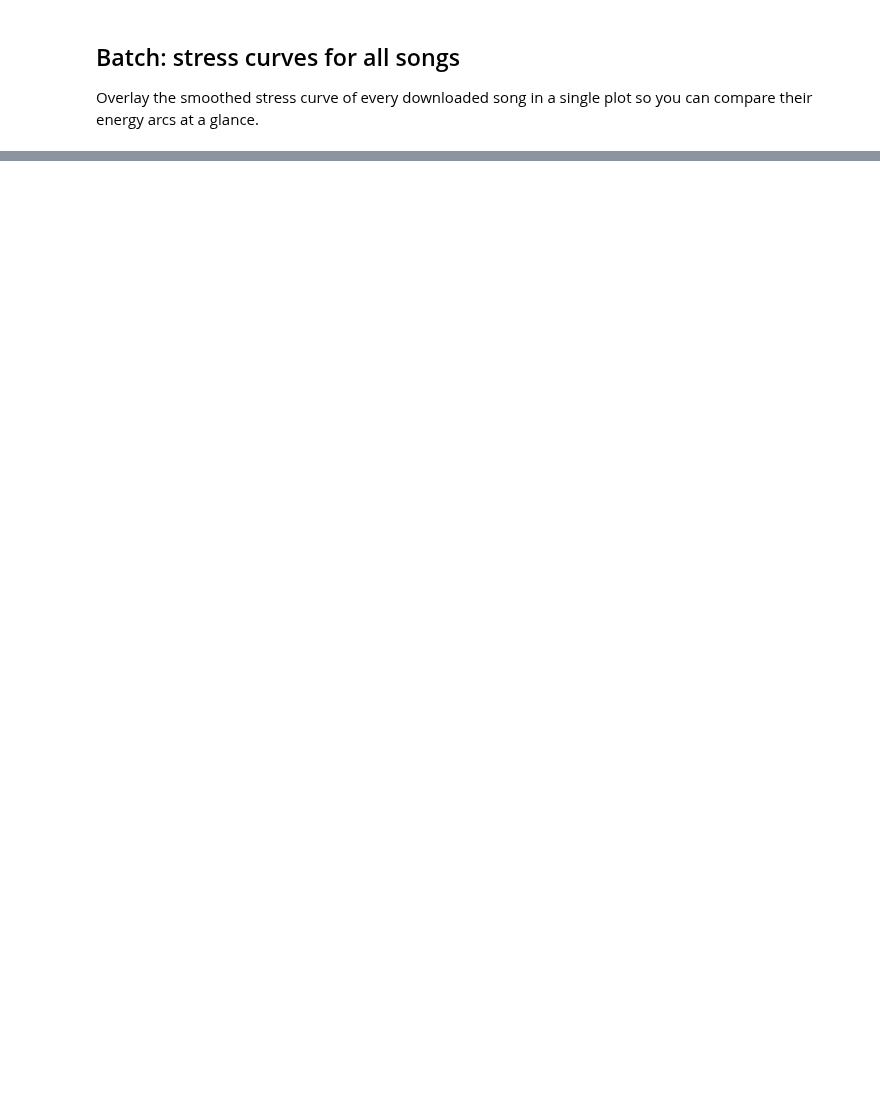
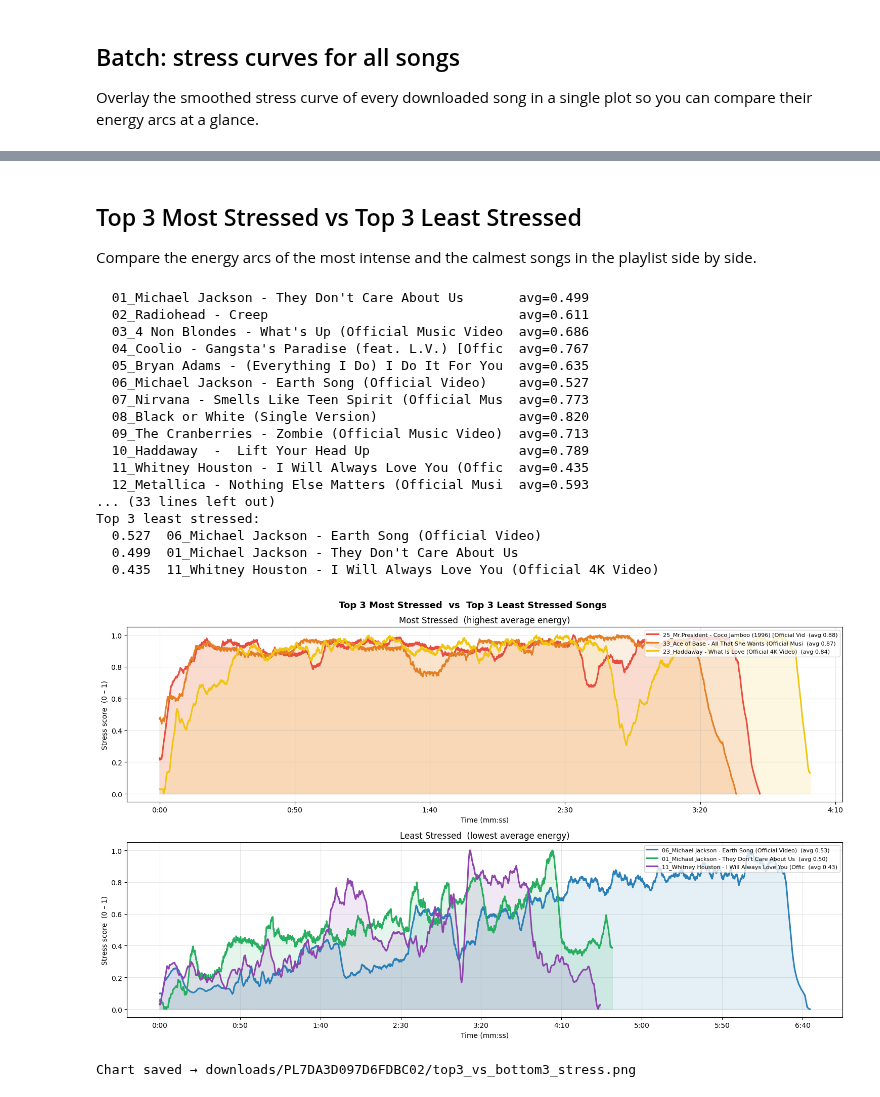
Before and after one commit to fborbon/music-analytics, a Jupyter notebook: music_stress_analysis.ipynb, the cells around one changed output, grey strips where cells are left out. Cells and saved outputs as stored; diff of their text form; code cells hidden in the pictures; blank space fills up the shorter version.

```diff
--- a/music_stress_analysis.ipynb
+++ b/music_stress_analysis.ipynb
@@ -355,0 +380,78 @@ Batch plot saved → downloads/PLh5X0e7-mnI3lh-nb3fwZ8OcndGLfVdZX/all_songs_stre
+# %% [markdown]
+## Top 3 Most Stressed vs Top 3 Least Stressed
+
+Compare the energy arcs of the most intense and the calmest songs in the playlist side by side.
+# %%
+# ── Rank every song by its average smoothed stress score ─────────────────────
+stress_means = {}
+for fpath in audio_files:
+    _rms, _cent, _ons, _t = compute_features(fpath)
+    _s  = 0.50 * norm01(_rms) + 0.25 * norm01(_cent) + 0.25 * norm01(_ons)
+    _sf = int(SMOOTH_SEC * SR / HOP_LENGTH)
+    _s  = norm01(uniform_filter1d(_s, size=_sf))
+    stress_means[fpath] = float(_s.mean())
+    print(f'  {fpath.stem[:50]:<50}  avg={stress_means[fpath]:.3f}')
+
+ranked  = sorted(stress_means, key=stress_means.get, reverse=True)
+top3    = ranked[:3]
+bottom3 = ranked[-3:]
+
+print('\nTop 3 most stressed:')
+for f in top3:    print(f'  {stress_means[f]:.3f}  {f.stem}')
+print('Top 3 least stressed:')
+for f in bottom3: print(f'  {stress_means[f]:.3f}  {f.stem}')
+
+# ── Plot ──────────────────────────────────────────────────────────────────────
+colors_hot  = ['#e74c3c', '#e67e22', '#f1c40f']
+colors_cool = ['#2980b9', '#27ae60', '#8e44ad']
+
+fig, axes = plt.subplots(2, 1, figsize=(15, 9), sharex=False)
+fig.suptitle('Top 3 Most Stressed  vs  Top 3 Least Stressed Songs',
+             fontsize=13, fontweight='bold')
+
+for ax, group, colors, title in [
+    (axes[0], top3,    colors_hot,  'Most Stressed  (highest average energy)'),
+    (axes[1], bottom3, colors_cool, 'Least Stressed  (lowest average energy)'),
+]:
+    for fpath, color in zip(group, colors):
+        _rms, _cent, _ons, _t = compute_features(fpath)
+        _s  = 0.50 * norm01(_rms) + 0.25 * norm01(_cent) + 0.25 * norm01(_ons)
+        _sf = int(SMOOTH_SEC * SR / HOP_LENGTH)
+        _s  = norm01(uniform_filter1d(_s, size=_sf))
+        avg = stress_means[fpath]
+        ax.fill_between(_t, _s, alpha=0.12, color=color)
+        ax.plot(_t, _s, linewidth=2.2, color=color,
+                label=f'{fpath.stem[:50]}  (avg {avg:.2f})')
+    ax.set_title(title)
+    ax.set_ylabel('Stress score  (0 – 1)')
+    ax.set_xlabel('Time (mm:ss)')
+    ax.set_ylim(-0.05, 1.05)
+    ax.xaxis.set_major_formatter(ticker.FuncFormatter(fmt_time))
+    ax.legend(fontsize=8, loc='upper right')
+    ax.grid(True, alpha=0.3)
+
+plt.tight_layout()
+out_cmp = DOWNLOAD_DIR / 'top3_vs_bottom3_stress.png'
+plt.savefig(str(out_cmp), dpi=150, bbox_inches='tight')
+plt.show()
+print(f'Chart saved → {out_cmp}')
+# %% [output]
+  01_Michael Jackson - They Don't Care About Us       avg=0.499
+  02_Radiohead - Creep                                avg=0.611
+  03_4 Non Blondes - What's Up (Official Music Video  avg=0.686
+  04_Coolio - Gangsta's Paradise (feat. L.V.) [Offic  avg=0.767
+  05_Bryan Adams - (Everything I Do) I Do It For You  avg=0.635
+  06_Michael Jackson - Earth Song (Official Video)    avg=0.527
+  07_Nirvana - Smells Like Teen Spirit (Official Mus  avg=0.773
+  08_Black or White (Single Version)                  avg=0.820
+  09_The Cranberries - Zombie (Official Music Video)  avg=0.713
+  10_Haddaway  -  Lift Your Head Up                   avg=0.789
+  11_Whitney Houston - I Will Always Love You (Offic  avg=0.435
+  12_Metallica - Nothing Else Matters (Official Musi  avg=0.593
+... (33 lines left out)
+Top 3 least stressed:
+  0.527  06_Michael Jackson - Earth Song (Official Video)
+  0.499  01_Michael Jackson - They Don't Care About Us
+  0.435  11_Whitney Houston - I Will Always Love You (Official 4K Video)
+[figure, added]
+Chart saved → downloads/PL7DA3D097D6FDBC02/top3_vs_bottom3_stress.png
```
Also changed, not shown: parts of 10 cells of this notebook.
